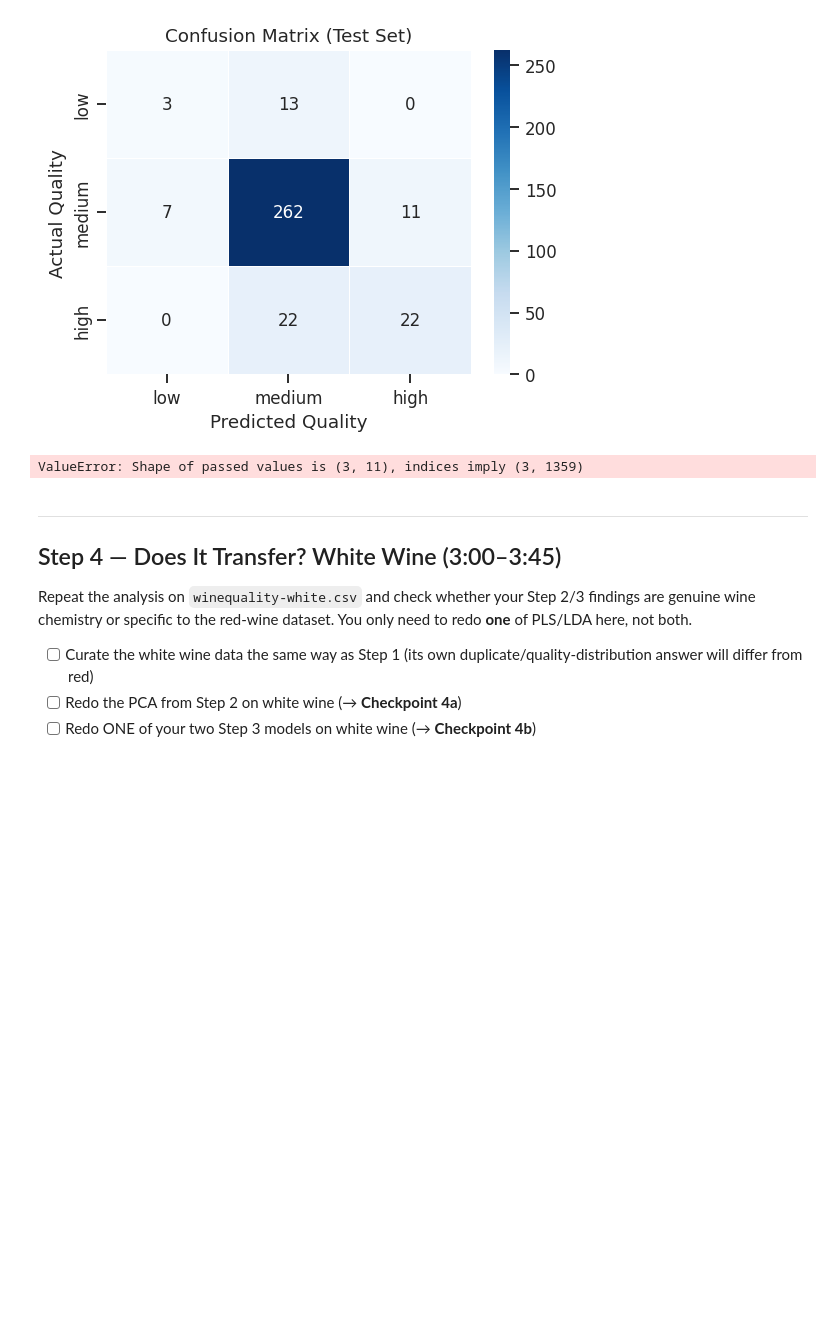
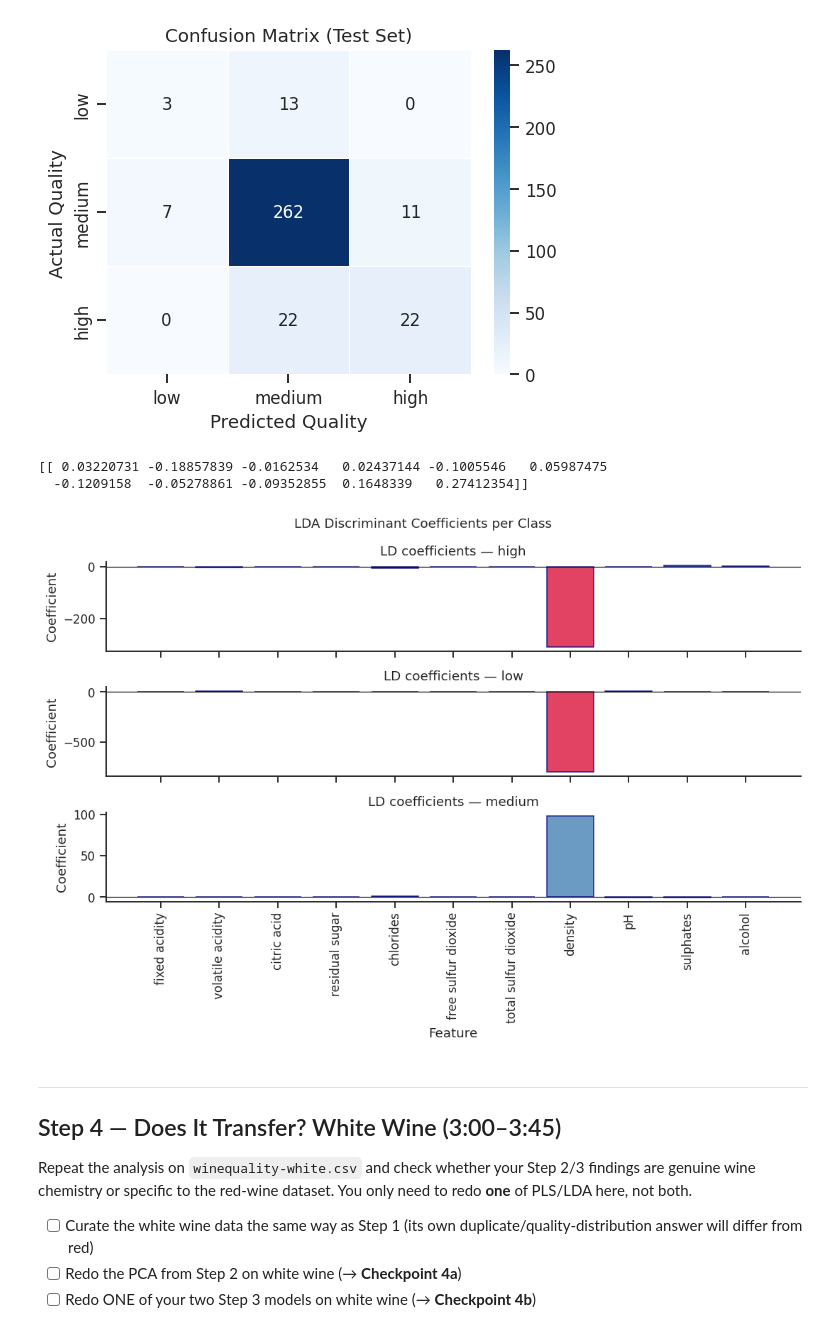
Before and after one commit to fredrik104/1kb570_2026, a Jupyter notebook: Labs/02_modelling_wine_quality/starter_notebook.ipynb, the cells around one changed output. Cells and saved outputs as stored; diff of their text form; code cells hidden in the pictures; blank space fills up the shorter version.

```diff
--- a/Labs/02_modelling_wine_quality/starter_notebook.ipynb
+++ b/Labs/02_modelling_wine_quality/starter_notebook.ipynb
@@ -556,27 +561,37 @@ weighted avg       0.83      0.84      0.83       340
 # %%
 # TODO: Checkpoint 3c/3d groundwork -- pull out and compare the top
 # variables from both models (PLS coefficients vs. LDA discriminant
 # loadings). Your written comparison goes on the answer sheet.
 #PLS TOP LOADING WAS TOTAL SULFUR DIOXIDE.
 #LDA PREDICTED 5 BEST
-coef_df = pd.DataFrame(lda.coef_, index=lda.classes_, columns=y)
+plscoef = pls.coef_
+print(plscoef)
 
-fig, axes = plt.subplots(2, 2, figsize=(10, 7))
+coef_df = pd.DataFrame(lda.coef_, index=lda.classes_, columns=X.columns)
+
+fig, axes = plt.subplots(len(lda.classes_), 1, figsize=(10, 7), sharex=True)
+if len(lda.classes_) == 1: # Handle case with only one class
+    axes = [axes]
+
 for ax, grade in zip(axes.flat, lda.classes_):
     vals = coef_df.loc[grade]
     colors = ['steelblue' if v > 0 else 'crimson' for v in vals]
-    ax.bar(y, vals, color=colors, edgecolor='navy', alpha=0.8)
+    ax.bar(X.columns, vals, color=colors, edgecolor='navy', alpha=0.8)
     ax.axhline(0, color='black', lw=0.8)
     ax.set_title(f'LD coefficients — {grade}')
-    ax.set_xlabel('Quality')
     ax.set_ylabel('Coefficient')
+    ax.tick_params(axis='x', rotation=90)
     sns.despine(ax=ax)
+
+axes[-1].set_xlabel('Feature')
 
 plt.suptitle('LDA Discriminant Coefficients per Class', fontsize=12)
 plt.tight_layout()
 plt.show()
 # %% [output]
-ValueError: Shape of passed values is (3, 11), indices imply (3, 1359)
+[[ 0.03220731 -0.18857839 -0.0162534   0.02437144 -0.1005546   0.05987475
+  -0.1209158  -0.05278861 -0.09352855  0.1648339   0.27412354]]
+[figure, added]
 # %% [markdown]
 ---
 ## Step 4 — Does It Transfer? White Wine (3:00–3:45)
```
Also changed, not shown: parts of 4 cells of this notebook.
